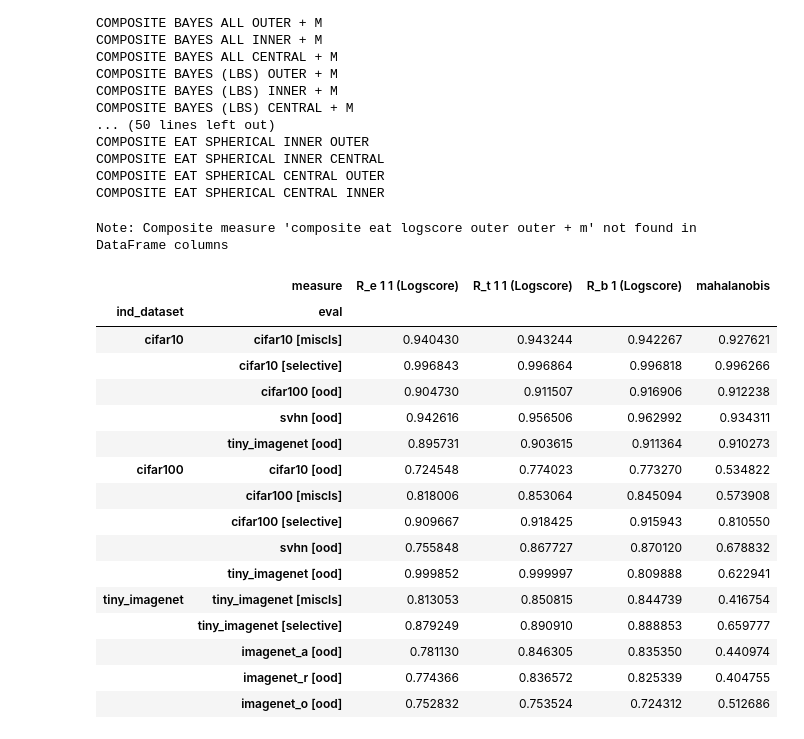
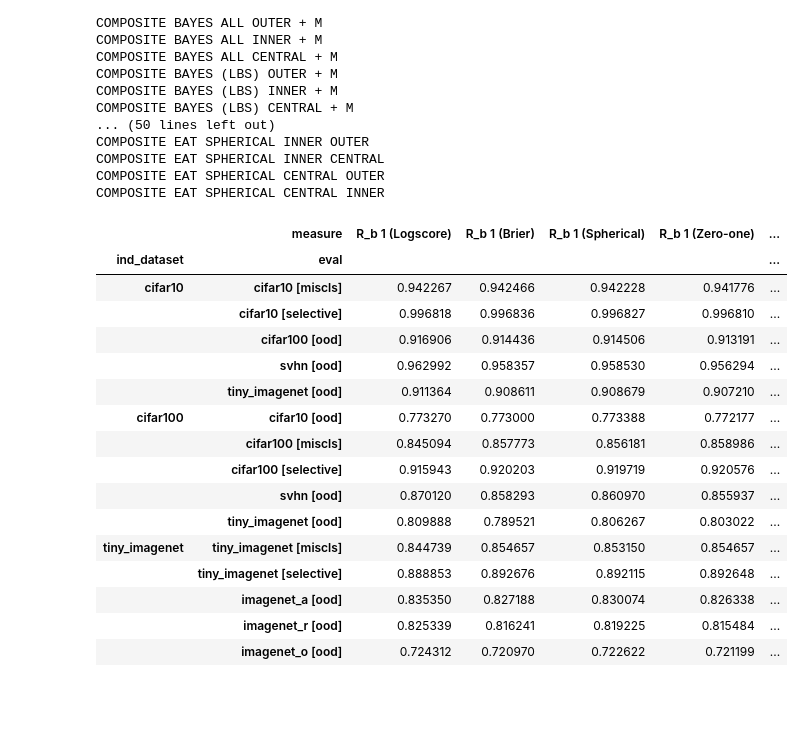
Before and after one commit to DavydenkoGr/FEDERATED-UNCERTAINTY, a Jupyter notebook: notebooks/check_results.ipynb, the cells around one changed output. Cells and saved outputs as stored; diff of their text form; code cells hidden in the pictures; blank space fills up the shorter version.

```diff
--- a/notebooks/check_results.ipynb
+++ b/notebooks/check_results.ipynb
@@ -37,9 +19,7 @@ Traceback (most recent call last):  File "<frozen runpy>", line 198, in _run_mod
 # %%
 df = pd.read_csv(
-    "../resources/extended_benchmark/extra_extended_benchmark_entropic_target_beta_eps_0.5_iters_150_tol_1e-06_rs_42_grid_size_5_n_targets_multiplier_1.csv"
+    "../resources/refactored/benchmark_entropic_target_Beta_eps_0.5_iters_1000_tol_1e-06_rs_42_grid_size_5_n_targets_multiplier_1.csv"
 )
-# "../resources/extended_benchmark/extended_benchmark_entropic_target_exp_eps_0.5_iters_150_tol_1e-06_rs_42_grid_size_5_n_targets_multiplier_1_global_scaler.csv"
-# "../resources/extended_benchmark/extended_benchmark_entropic_target_beta_eps_0.5_iters_150_tol_1e-06_rs_42_grid_size_5_n_targets_multiplier_1.csv"
 # %%
 df.head(10)
 # %% [output]
@@ -134,28 +114,27 @@ COMPOSITE EAT SPHERICAL INNER CENTRAL
 COMPOSITE EAT SPHERICAL CENTRAL OUTER
 COMPOSITE EAT SPHERICAL CENTRAL INNER
 # %%
-res_df = select_composite_and_components(transformed_df, "COMPOSITE EAT LOGSCORE OUTER OUTER + M")
+res_df = select_composite_and_components(transformed_df, "COMPOSITE BAYES ALL OUTER")
 
 res_df
 # %% [output]
-Note: Composite measure 'composite eat logscore outer outer + m' not found in DataFrame columns
-|  | measure | R_e 1 1 (Logscore) | R_t 1 1 (Logscore) | R_b 1 (Logscore) | mahalanobis |
-| ind_dataset | eval |  |  |  |  |
-| cifar10 | cifar10 [miscls] | 0.940430 | 0.943244 | 0.942267 | 0.927621 |
-|  | cifar10 [selective] | 0.996843 | 0.996864 | 0.996818 | 0.996266 |
-|  | cifar100 [ood] | 0.904730 | 0.911507 | 0.916906 | 0.912238 |
-|  | svhn [ood] | 0.942616 | 0.956506 | 0.962992 | 0.934311 |
-|  | tiny_imagenet [ood] | 0.895731 | 0.903615 | 0.911364 | 0.910273 |
-| cifar100 | cifar10 [ood] | 0.724548 | 0.774023 | 0.773270 | 0.534822 |
-|  | cifar100 [miscls] | 0.818006 | 0.853064 | 0.845094 | 0.573908 |
-|  | cifar100 [selective] | 0.909667 | 0.918425 | 0.915943 | 0.810550 |
-|  | svhn [ood] | 0.755848 | 0.867727 | 0.870120 | 0.678832 |
-|  | tiny_imagenet [ood] | 0.999852 | 0.999997 | 0.809888 | 0.622941 |
-| tiny_imagenet | tiny_imagenet [miscls] | 0.813053 | 0.850815 | 0.844739 | 0.416754 |
-|  | tiny_imagenet [selective] | 0.879249 | 0.890910 | 0.888853 | 0.659777 |
-|  | imagenet_a [ood] | 0.781130 | 0.846305 | 0.835350 | 0.440974 |
-|  | imagenet_r [ood] | 0.774366 | 0.836572 | 0.825339 | 0.404755 |
-|  | imagenet_o [ood] | 0.752832 | 0.753524 | 0.724312 | 0.512686 |
+|  | measure | R_b 1 (Logscore) | R_b 1 (Brier) | R_b 1 (Spherical) | R_b 1 (Zero-one) | ... |
+| ind_dataset | eval |  |  |  |  | ... |
+| cifar10 | cifar10 [miscls] | 0.942267 | 0.942466 | 0.942228 | 0.941776 | ... |
+|  | cifar10 [selective] | 0.996818 | 0.996836 | 0.996827 | 0.996810 | ... |
+|  | cifar100 [ood] | 0.916906 | 0.914436 | 0.914506 | 0.913191 | ... |
+|  | svhn [ood] | 0.962992 | 0.958357 | 0.958530 | 0.956294 | ... |
+|  | tiny_imagenet [ood] | 0.911364 | 0.908611 | 0.908679 | 0.907210 | ... |
+| cifar100 | cifar10 [ood] | 0.773270 | 0.773000 | 0.773388 | 0.772177 | ... |
+|  | cifar100 [miscls] | 0.845094 | 0.857773 | 0.856181 | 0.858986 | ... |
+|  | cifar100 [selective] | 0.915943 | 0.920203 | 0.919719 | 0.920576 | ... |
+|  | svhn [ood] | 0.870120 | 0.858293 | 0.860970 | 0.855937 | ... |
+|  | tiny_imagenet [ood] | 0.809888 | 0.789521 | 0.806267 | 0.803022 | ... |
+| tiny_imagenet | tiny_imagenet [miscls] | 0.844739 | 0.854657 | 0.853150 | 0.854657 | ... |
+|  | tiny_imagenet [selective] | 0.888853 | 0.892676 | 0.892115 | 0.892648 | ... |
+|  | imagenet_a [ood] | 0.835350 | 0.827188 | 0.830074 | 0.826338 | ... |
+|  | imagenet_r [ood] | 0.825339 | 0.816241 | 0.819225 | 0.815484 | ... |
+|  | imagenet_o [ood] | 0.724312 | 0.720970 | 0.722622 | 0.721199 | ... |
 # %%
 # Apply the dominance check
 res_df_with_dominance = check_composite_dominance(res_df)
```
Also changed, not shown: parts of 7 cells of this notebook.
